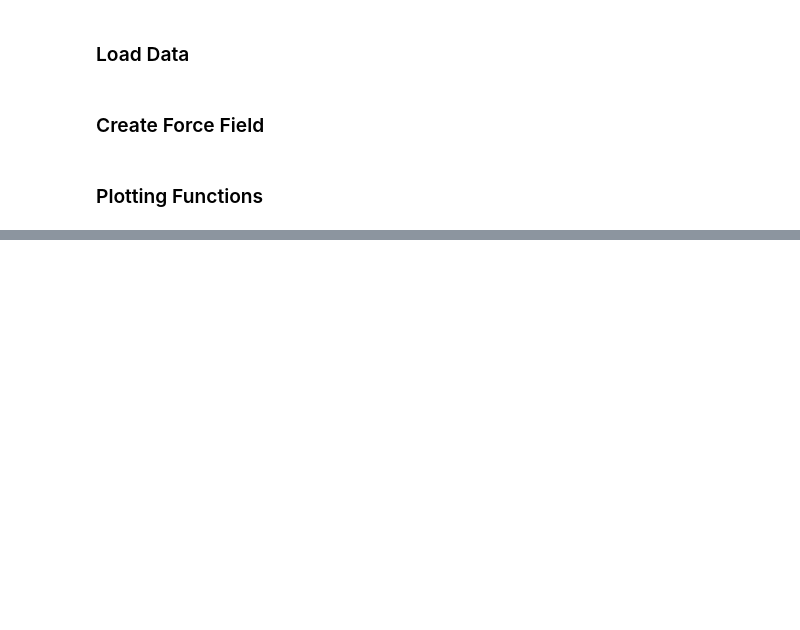
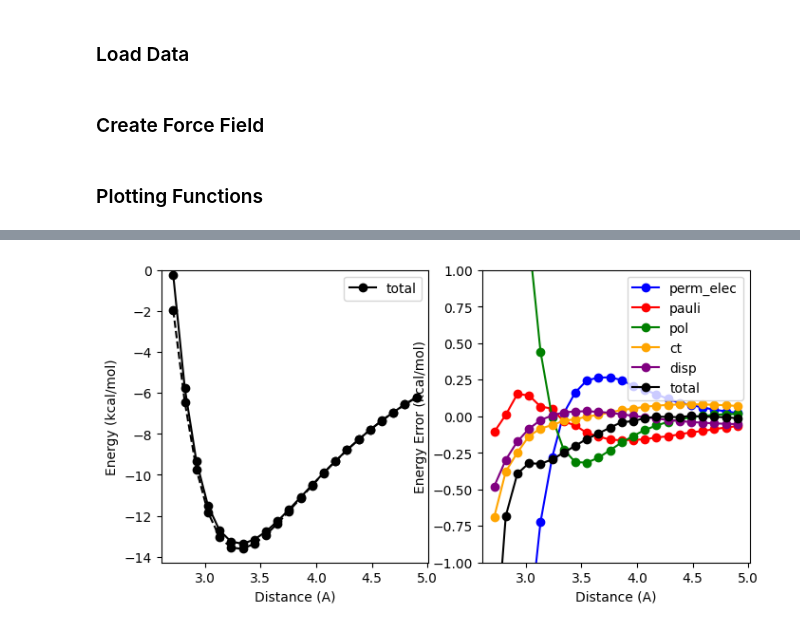
Before and after one commit to Ericwang6/pyCMM, a Jupyter notebook: notebooks/ion_water_analysis.ipynb, the cells around one changed output, grey strips where cells are left out. Saved outputs shown, nothing was run; the diff lists cells and outputs as text; code cells hidden in the pictures; blank space fills up the shorter version.

```diff
--- a/notebooks/ion_water_analysis.ipynb
+++ b/notebooks/ion_water_analysis.ipynb
@@ -185,0 +190,4 @@ f_water_scan_fig = report_eda_scan(trainer, f_water_scan_data)
+# %%
+br_water_scan_fig = report_eda_scan(trainer, br_water_scan_data)
+# %% [output]
+[figure, added]
```
Also changed, not shown: parts of 7 cells of this notebook, 2 other files.
